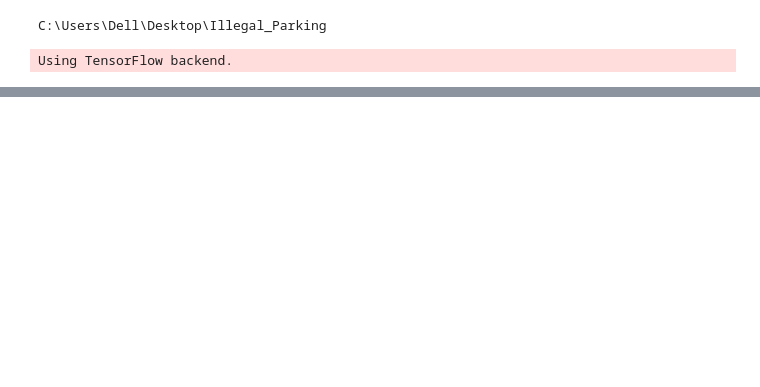
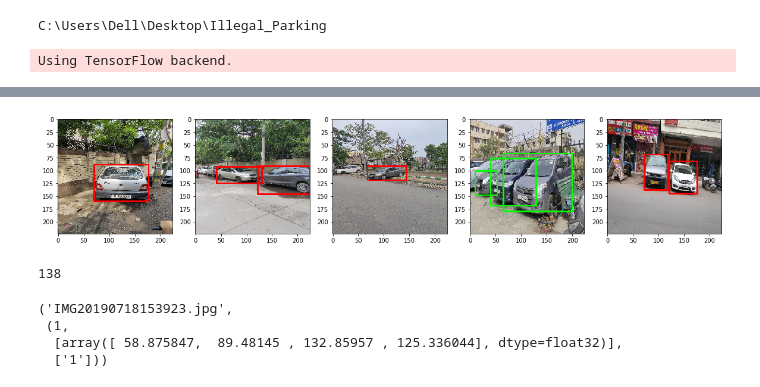
Before and after one commit to rasenganai/Illegal_Parking, a Jupyter notebook: testing.ipynb, the cells around one changed output, grey strips where cells are left out. Saved outputs shown, nothing was run; the diff lists cells and outputs as text; code cells hidden in the pictures; blank space fills up the shorter version.

```diff
--- a/testing.ipynb
+++ b/testing.ipynb
@@ -70,0 +97,13 @@ show_details(img,data,preds)
+# %%
+fig=plt.figure(figsize=(20,20))
+num=1
+np.random.shuffle(test)
+for test_img in test[:5]:
+    ax=fig.add_subplot(1,5,num)
+    num+=1
+    img=cv2.resize(cv2.imread("./Data/Test_im/"+test_img),(224,224))
+    data,preds=predict_parking(img)
+    img=show_details(cv2.cvtColor(img,cv2.COLOR_BGR2RGB),data,preds,1)
+    ax.imshow(img)
+# %% [output]
+[figure, added]
@@ -70,0 +113,13 @@ show_details(img,data,preds)
+# %%
+def simplify_labels(labels):
+    new_labels=[]
+    for image in labels:
+        for num in range(image[1][0]):
+            new_labels.append((image[0],(1,[image[1][1][num]],[image[1][2][num]])))
+    return new_labels
+
+test_labels=simplify_labels(test_labels)
+np.random.shuffle(test_labels)
+len(test_labels)
+# %% [output]
+138
@@ -70,0 +129,7 @@ show_details(img,data,preds)
+# %%
+test_labels[80]
+# %% [output]
+('IMG20190718153923.jpg',
+ (1,
+  [array([ 58.875847,  89.48145 , 132.85957 , 125.336044], dtype=float32)],
+  ['1']))
```
Also changed, not shown: parts of 14 cells of this notebook, 5 other files.
